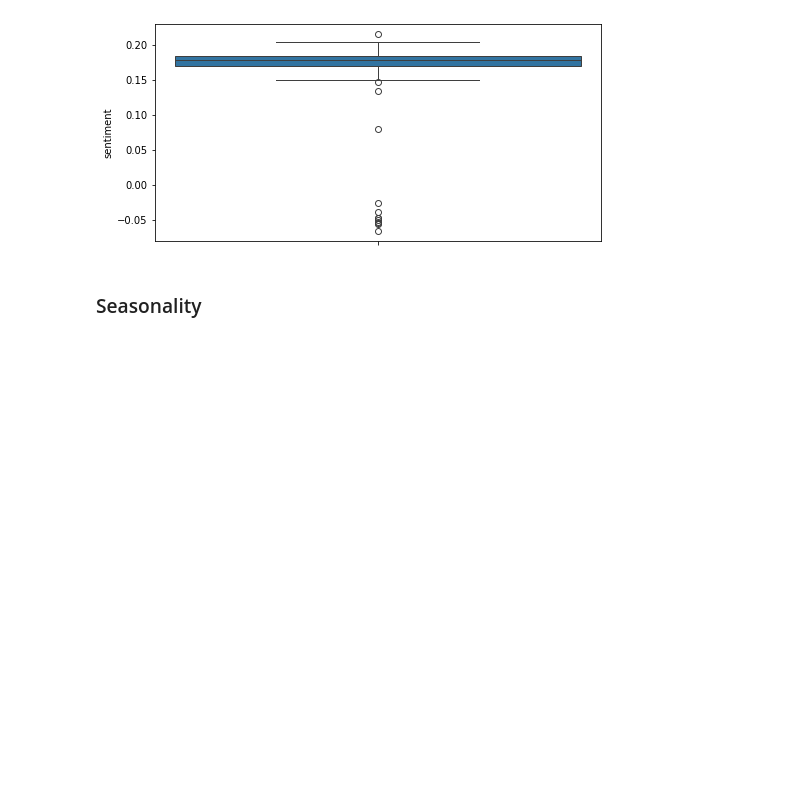
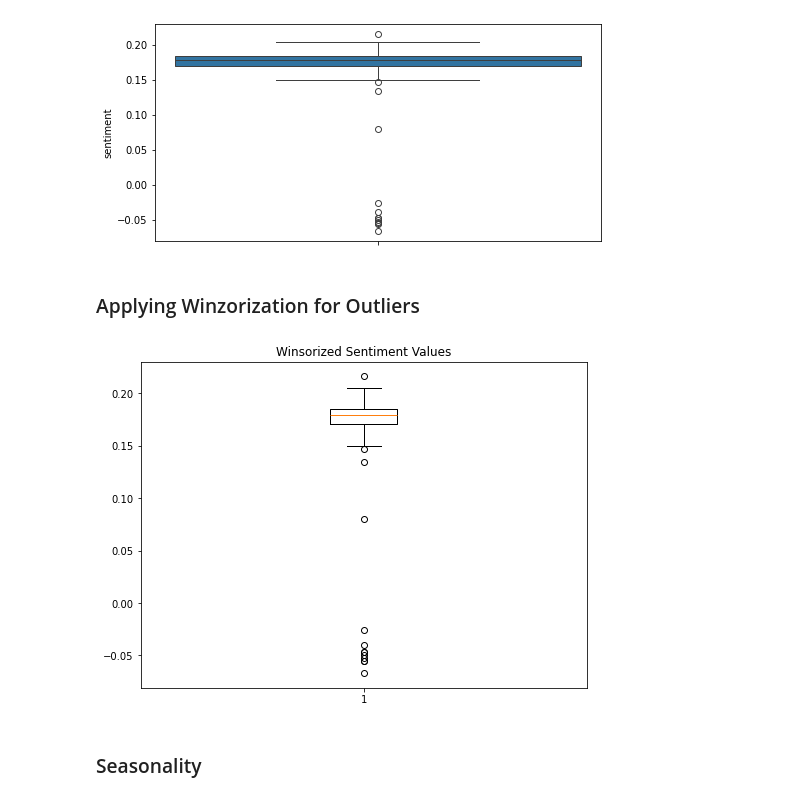
Before and after one commit to CleliaCaetano/CA2_SEM2_ProjectTweets, a Jupyter notebook: MScDataAnalytics_CA2_SEM2_CleliaCaetano.ipynb, the cells around one changed output. Cells and saved outputs as stored; diff of their text form; code cells hidden in the pictures; blank space fills up the shorter version.

```diff
--- a/MScDataAnalytics_CA2_SEM2_CleliaCaetano.ipynb
+++ b/MScDataAnalytics_CA2_SEM2_CleliaCaetano.ipynb
@@ -1192,6 +1192,23 @@ plt.plot(figsize=(8, 6))
 plt.show()
 # %% [output]
 [figure]
+# %% [markdown]
+### Applying Winzorization for Outliers
+# %%
+from scipy.stats.mstats import winsorize
+
+# Reduce the impact of extreme outliers (noise) on the data
+plt.figure(figsize=(8, 6))
+
+# Replace the bottom 1% of the lowest value and the top 1% of the highest value
+winsorized_VALUE = winsorize(df_daily['sentiment'], limits=0.01)
+plt.boxplot(winsorized_VALUE)
+plt.title('Winsorized Sentiment Values')
+
+# Store the updated values in the dataframe
+df_daily['sentiment'] = winsorized_VALUE
+# %% [output]
+[figure, added]
 # %% [markdown]
 ### Seasonality
 # %%
```
Also changed, not shown: parts of 22 cells of this notebook.
